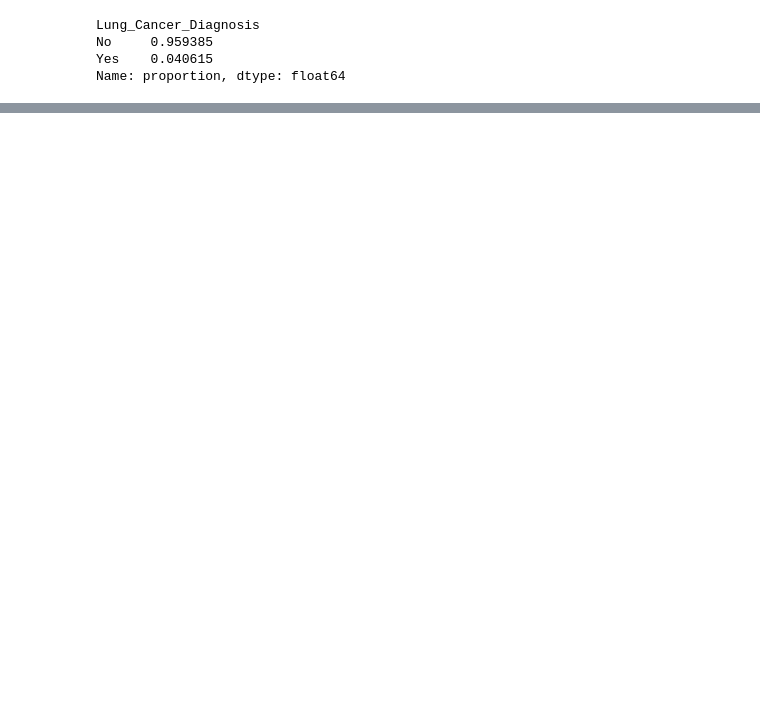
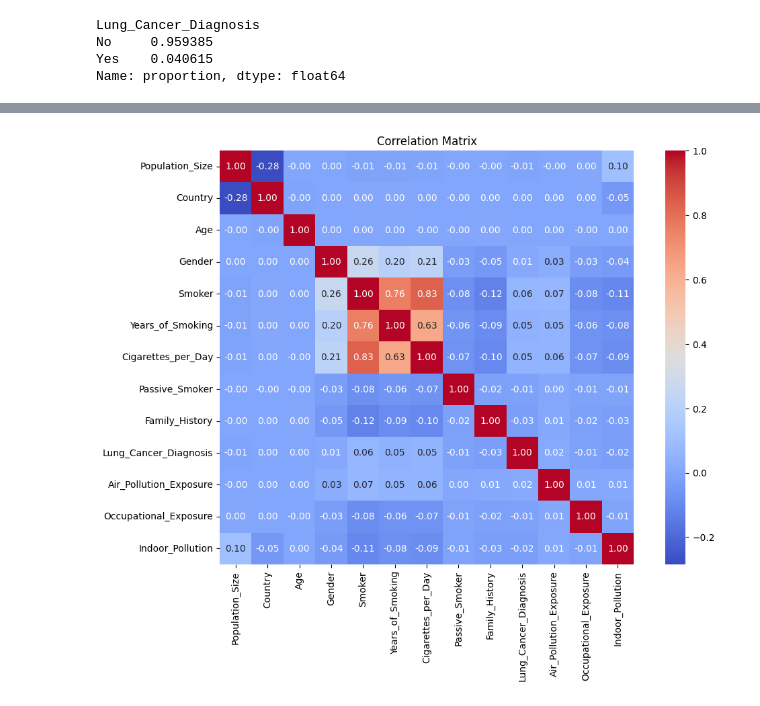
Before and after one commit to ademspr/fiap-ai-tech-challenge-01, a Jupyter notebook: notebooks/tech-challenger-01-model.ipynb, the cells around one changed output, grey strips where cells are left out. Saved outputs shown, nothing was run; the diff lists cells and outputs as text; code cells hidden in the pictures; blank space fills up the shorter version.

```diff
--- a/notebooks/tech-challenger-01-model.ipynb
+++ b/notebooks/tech-challenger-01-model.ipynb
@@ -324,0 +88,7 @@ print(y_test.value_counts())
+# %%
+# Normalizando as colunas
+le = LabelEncoder()
+for col in df.select_dtypes(include=['object']).columns:
+    df[col] = le.fit_transform(df[col])
+
+df.head()
@@ -324,0 +124,4 @@ print(y_test.value_counts())
+# %%
+features = ['Population_Size', 'Country','Age', 'Gender', 'Smoker', 'Years_of_Smoking', 'Cigarettes_per_Day'
+, 'Passive_Smoker', 'Family_History', 'Lung_Cancer_Diagnosis', 'Air_Pollution_Exposure',
+'Occupational_Exposure', 'Indoor_Pollution']
@@ -324,0 +132,14 @@ print(y_test.value_counts())
+# %%
+mm_scaler = MinMaxScaler()
+
+df['Population_Size'] = mm_scaler.fit_transform(df[['Population_Size']])
+df['Age'] = mm_scaler.fit_transform(df[['Age']])
+df['Years_of_Smoking'] = mm_scaler.fit_transform(df[['Years_of_Smoking']])
+df['Cigarettes_per_Day'] = mm_scaler.fit_transform(df[['Cigarettes_per_Day']])
+df['Annual_Lung_Cancer_Deaths'] = mm_scaler.fit_transform(df[['Annual_Lung_Cancer_Deaths']])
+df['Lung_Cancer_Prevalence_Rate'] = mm_scaler.fit_transform(df[['Lung_Cancer_Prevalence_Rate']])
+# %%
+df_clean = df[features].drop_duplicates()
+df_processed = df_clean.copy()
+
+df_processed
@@ -324,0 +160,11 @@ print(y_test.value_counts())
+# %%
+import seaborn as sns
+
+correlation_matrix = df_processed.corr()
+
+plt.figure(figsize=(12, 8))
+sns.heatmap(correlation_matrix, annot=True, fmt=".2f", cmap='coolwarm', square=True)
+plt.title('Correlation Matrix')
+plt.show()
+# %% [output]
+[figure, added]
```
Also changed, not shown: parts of 49 cells of this notebook.
